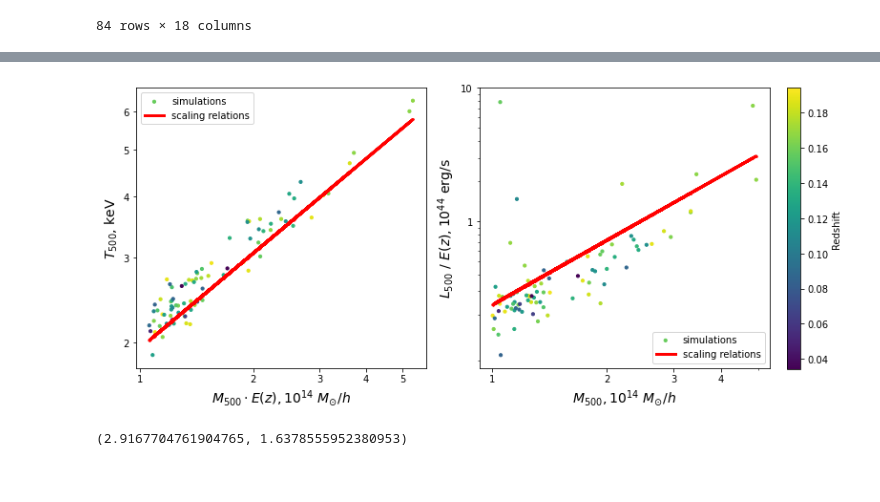
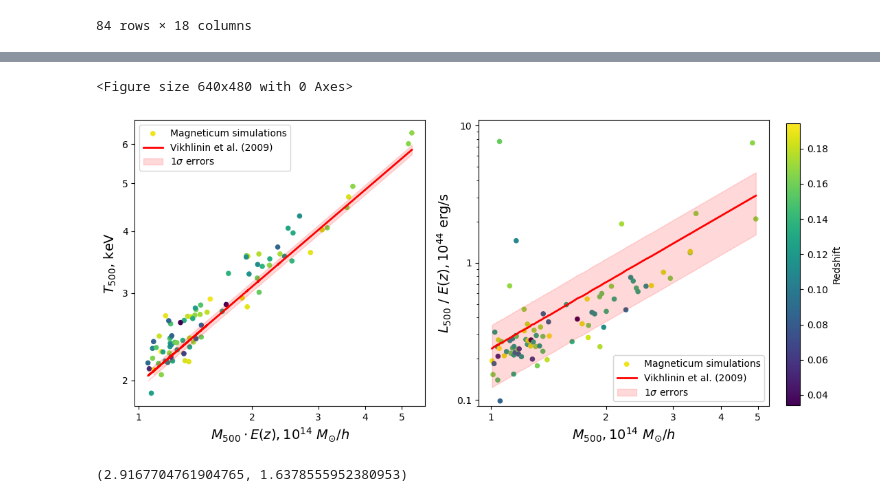
Before and after one commit to pi4imu/magneticum, a Jupyter notebook: scaling_relations.ipynb, the cells around one changed output, grey strips where cells are left out. Cells and saved outputs as stored; diff of their text form; code cells hidden in the pictures.

```diff
--- a/scaling_relations.ipynb
+++ b/scaling_relations.ipynb
@@ -348,7 +346,7 @@ zs = clusters["z_true"].values
 
 L500s_05_20 = np.zeros(len(M500s))
 for i in range(len(M500s)):
-    L500s_05_20[i] = L_X_from_T(T500s[i], 0.3, zs[i], L500s[i])
+    L500s_05_20[i] = L_X_from_T(T500s[i], 0.1, zs[i], L500s[i])
 
 R500s_rel = R500(M500s, zs)
 T500s_rel = T_X(M500s, zs)
@@ -359,37 +357,51 @@ plt.figure(figsize=(10, 5))
 #plt.subplot(131, aspect='auto')
 #draw_panel(M500s, R500s, R500s_rel)
 #plt.xlabel("$M_{500}, 10^{14} \ M_{\odot}/h$", fontsize=14)
 #plt.ylabel("$R_{500} \ / \ (1+z), kpc/h$", fontsize=14)
 #plt.xticks([g*10**14 for g in [1, 2, 3, 4]], [1, 2, 3, 4])
 #plt.yticks([g*100 for g in [6,7,8,9,10,11,12]], [6,7,8,9,10,11,12])
 
 plt.subplot(121, aspect='auto')
 draw_panel(M500s*E(zs), T500s, T500s_rel)
 plt.xlabel("$M_{500} \cdot E(z), 10^{14} \ M_{\odot}/h$", fontsize=14)
 plt.ylabel("$T_{500}$, keV", fontsize=14)
 plt.xticks([g*10**14 for g in [1, 2, 3, 4, 5]], [1, 2, 3, 4, 5])
 plt.yticks([2,3,4,5,6], [2,3,4,5,6])
 #T500s_rel2 = T_X(M500s, zs, mean_T=3.18, mean_M=1.6)
 #plt.plot(M500s*E(zs), T500s_rel2, color='dodgerblue', linewidth=0, marker='o', markersize=4,
 #         alpha=0.4, linestyle='--', label = 'sc.rel. w/ different <M> and <T>')
 #plt.legend()
 
+plt.fill_between(M500s*E(zs),
+                 5 * (M500s*E(zs)/(2.95-0.1)/10**14*0.704)**(0.65) ,#* E(zs)**(0.65),
+                 5 * (M500s*E(zs)/(2.95+0.1)/10**14*0.704)**(0.65) ,#* E(zs)**(0.65),
+                 interpolate=False, alpha=0.15, color='red', label="$1 \sigma$ errors")
+plt.legend()
+
 plt.subplot(122, aspect='auto')
 #draw_panel(M500s, L500s, L0520s_rel)
 draw_panel(M500s, L500s_05_20/E(zs), L500s_rel/E(zs))
 plt.xlabel("$M_{500}, 10^{14} \ M_{\odot}/h$", fontsize=14)
 plt.ylabel("$L_{500} \ / \ E(z), 10^{44}$ erg/s", fontsize=14)
-plt.xticks([g*10**14 for g in [1, 2, 3, 4]], [1, 2, 3, 4])
-plt.yticks([1, 10], [1, 10])
+plt.xticks([g*10**14 for g in [1, 2, 3, 4, 5]], [1, 2, 3, 4, 5])
+plt.yticks([0.1, 1., 10], [0.1,1, 10])
+plt.ylim(0.09, 11)
+
+plt.fill_between(M500s,
+                 1.056 * 0.704**(-2) * (M500s/3.9/10**14)**1.61 * E(zs)**(-0.15)*0.52,
+                 1.056 * 0.704**(-2) * (M500s/3.9/10**14)**1.61 * E(zs)**(-0.15)*1.48,
+                 interpolate=False, alpha=0.15, color='red', label="$1 \sigma$ errors")
+plt.legend()
 
 #plt.subplots_adjust(right=0.96)
 plt.tight_layout()
 plt.colorbar(cax = plt.axes([1.01, 0.14, 0.02, 0.82]), label='Redshift')
 
-#plt.savefig('figures/sc_rel.png', format='png')
+plt.savefig('figures/sc_rel.pdf', format='pdf')
 plt.show()
 # %% [output]
+<Figure size 640x480 with 0 Axes>
-[figure, old version]
+[figure, new version]
 # %%
 np.mean(T500s), np.mean(M500s)/10**14
 # %% [output]
```
Also changed, not shown: parts of 2 cells of this notebook, 18 other files.
